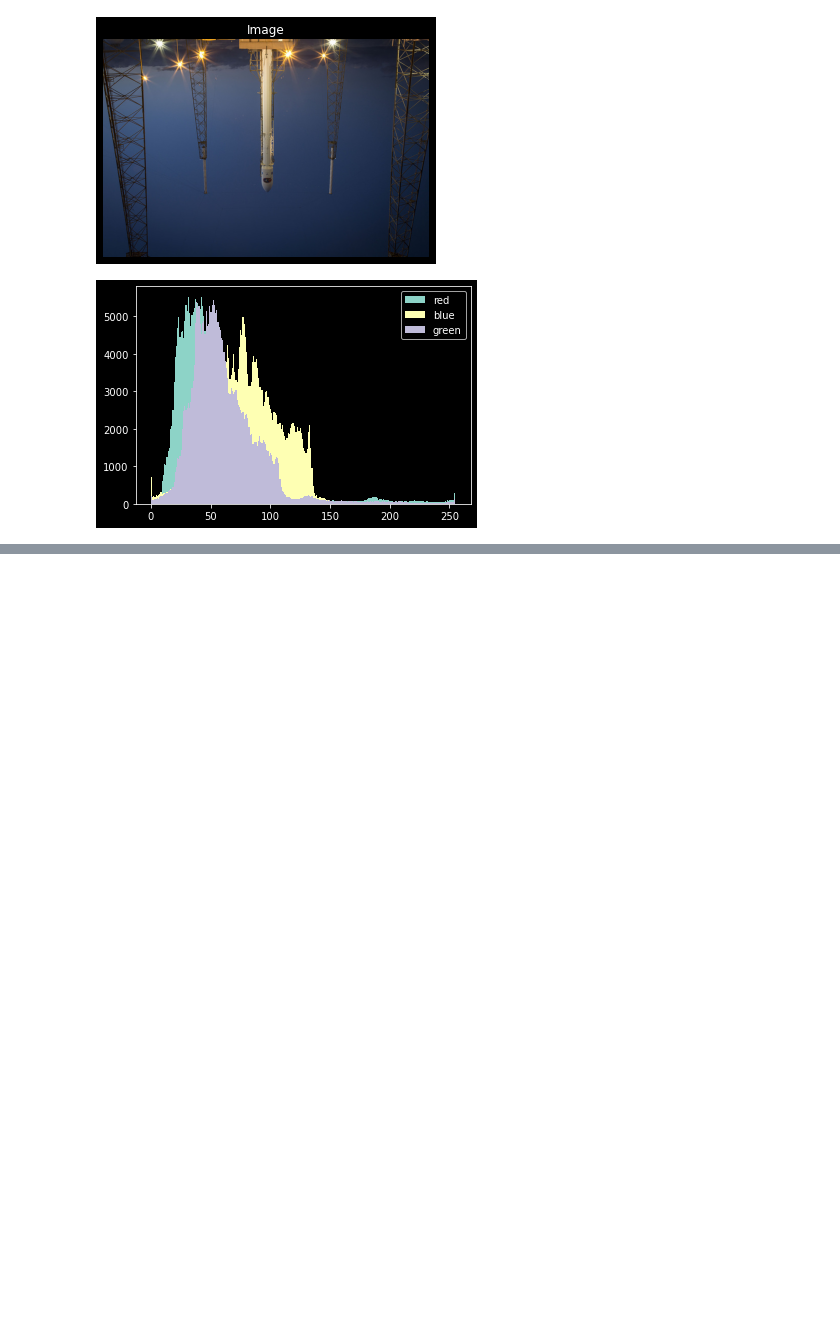
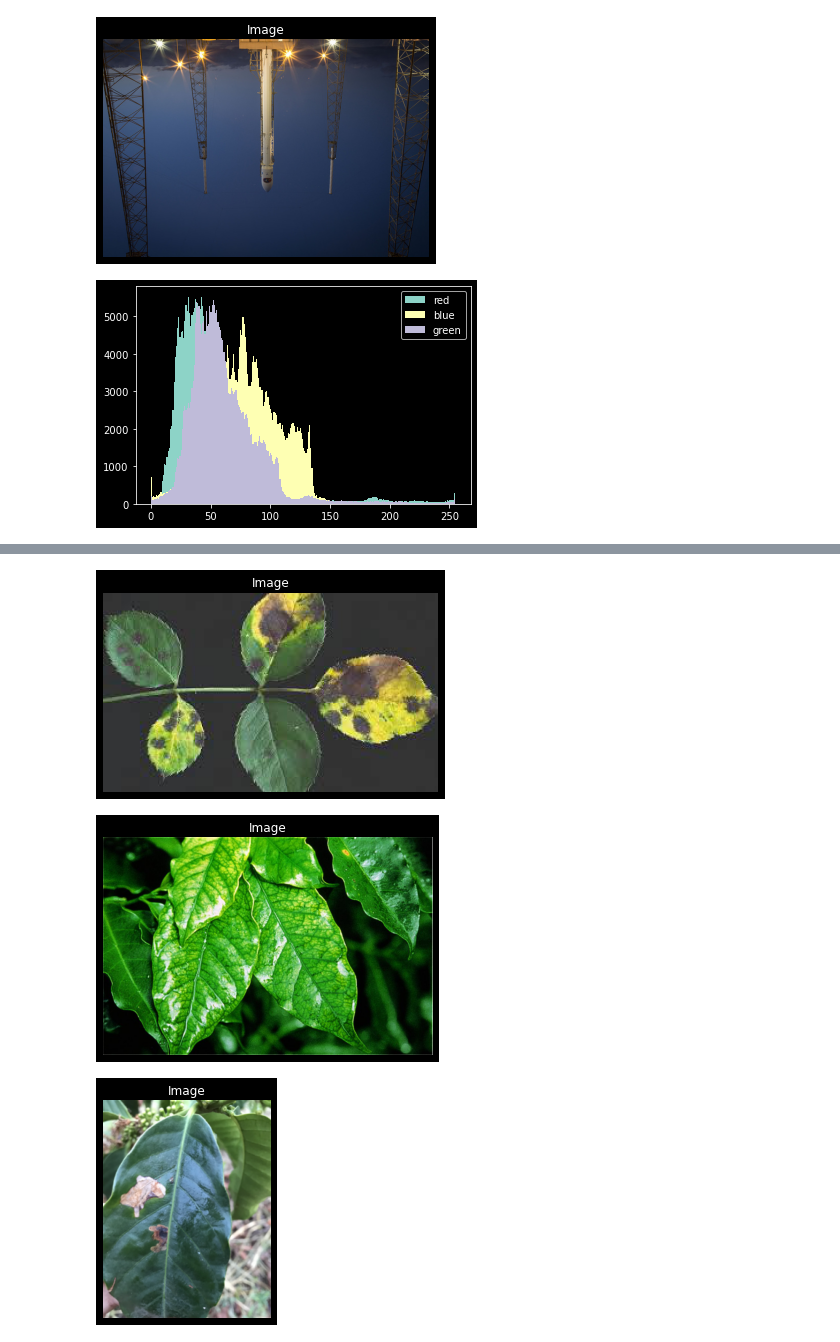
Before and after one commit to renan-lemes/python_labs, a Jupyter notebook: ProcessingImage/img.ipynb, the cells around one changed output, grey strips where cells are left out. Saved outputs shown, nothing was run; the diff lists cells and outputs as text; code cells hidden in the pictures; blank space fills up the shorter version.

```diff
--- a/ProcessingImage/img.ipynb
+++ b/ProcessingImage/img.ipynb
@@ -74,0 +89,8 @@ plt.show()
+# %%
+show_image(img_peste)
+show_image(img_normal)
+show_image(img_peste_cafe)
+# %% [output]
+[figure, added]
+[figure, added]
+[figure, added]
```
Also changed, not shown: parts of 12 cells of this notebook.
